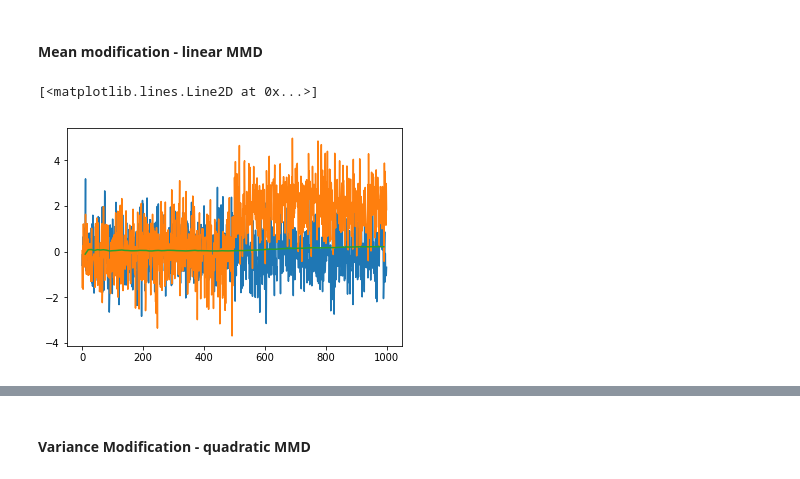
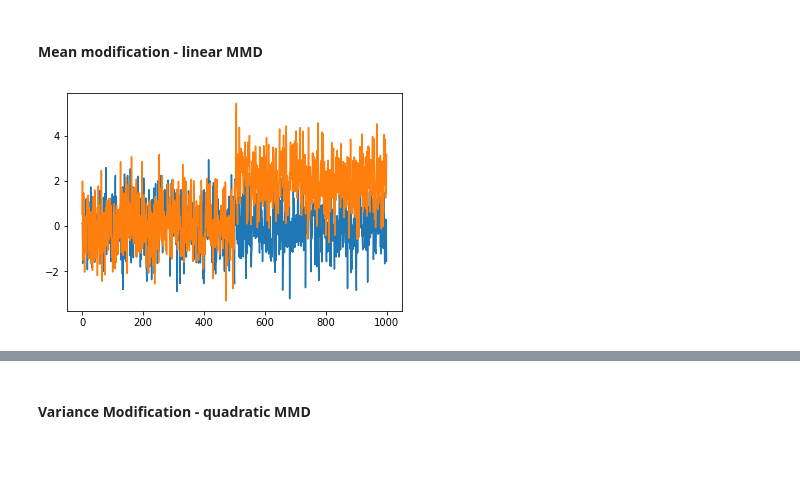
Before and after one commit to kronerte/Memoire, a Jupyter notebook: MMD for two sample test.ipynb, the cells around one changed output, grey strips where cells are left out. Drawn from its saved outputs; the diff is of its cells as text; code cells hidden in the pictures.

```diff
--- a/MMD for two sample test.ipynb
+++ b/MMD for two sample test.ipynb
@@ -143,0 +163,40 @@ for i in range(10,100,10):
+# %%
+def MMDq(X,Y,kernel):
+    m = X.shape[0]
+    res = 0
+
+    X_1,X_2 = np.meshgrid(X,X)
+    m_,n_ = np.meshgrid(np.arange(0,m),np.meshgrid(np.arange(0,m)))
+    X_, Y_ = X_1[n_!=m_].reshape(-1,1) ,X_2[n_!=m_].reshape(-1,1)
+    res += kernel(X_,Y_).sum()/(m*(m-1))
+
+    X_1,X_2 = np.meshgrid(Y,Y)
+    m_,n_ = np.meshgrid(np.arange(0,m),np.meshgrid(np.arange(0,m)))
+    X_, Y_ = X_1[n_!=m_].reshape(-1,1) ,X_2[n_!=m_].reshape(-1,1)
+    res += kernel(X_,Y_).sum()/(m*(m-1))
+
+    X_1,X_2 = np.meshgrid(X,Y)
+    m_,n_ = np.meshgrid(np.arange(0,m),np.meshgrid(np.arange(0,m)))
+    X_, Y_ = X_1[n_!=m_].reshape(-1,1) ,X_2[n_!=m_].reshape(-1,1)
+    res -= 2*kernel(X_,Y_).sum()/(m*(m-1))
+
+    return res
+
+def MMDl(X,Y,kernel):
+    m = X.shape[0]
+    res = 0
+
+    X_, Y_ = X[0::2,:],X[1::2,:]
+    res += kernel(X_,Y_).sum()
+
+
+    X_, Y_ = Y[0::2,:],Y[1::2,:]
+    res += kernel(X_,Y_).sum()
+
+    X_, Y_ = X[0::2,:],Y[1::2,:]
+    res -= kernel(X_,Y_).sum()
+
+    X_, Y_ = Y[0::2,:],X[1::2,:]
+    res -= kernel(X_,Y_).sum()
+
+    return 2*res/m
@@ -143,0 +210,4 @@ for i in range(10,100,10):
+# %%
+t = time()
+print(f"La valeur de la MMDl ={MMDl(X,Y,gaussian(1))}")
+print(f"temps d'éxécution = {time() -t}")
@@ -153,19 +428,17 @@ plt.legend()
 # %%
 X = np.random.randn(1000).reshape((1000,1))
 Y = np.random.randn(1000).reshape((1000,1))
 T = np.hstack(((np.random.randn(500),np.random.randn(500)+2))).reshape((1000,1))
 plt.plot(X)
 plt.plot(T)
 MMDliste = []
 MMDTemmoin = []
 kernel = CCK([gaussian(1),laplacian(1)],[0.7,0.3])
 for i in range(10,1000,10):
     MMDliste.append(MMDl(X[:i],T[:i],kernel))
     MMDTemmoin.append(MMDl(X[:i],Y[:i],kernel))
-plt.plot(range(10,1000,10),L)
 # %% [output]
-[<matplotlib.lines.Line2D at 0x...>]
-[figure, old version]
+[figure, new version]
 # %%
 plt.plot(MMDliste[1:],label="MMD p!=q")
 plt.plot(MMDTemmoin[1:],label="MMD p=q")
```
Also changed, not shown: parts of 54 cells of this notebook, 3 other files.
